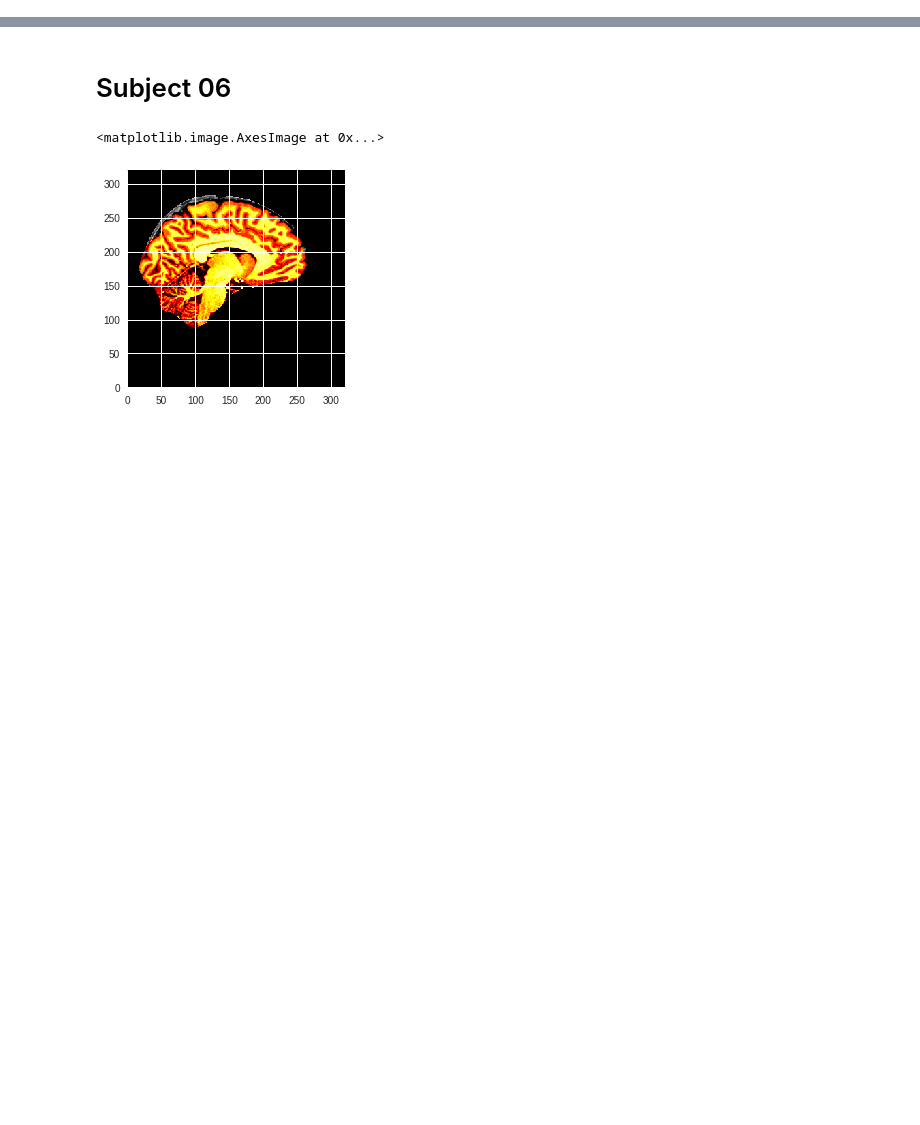
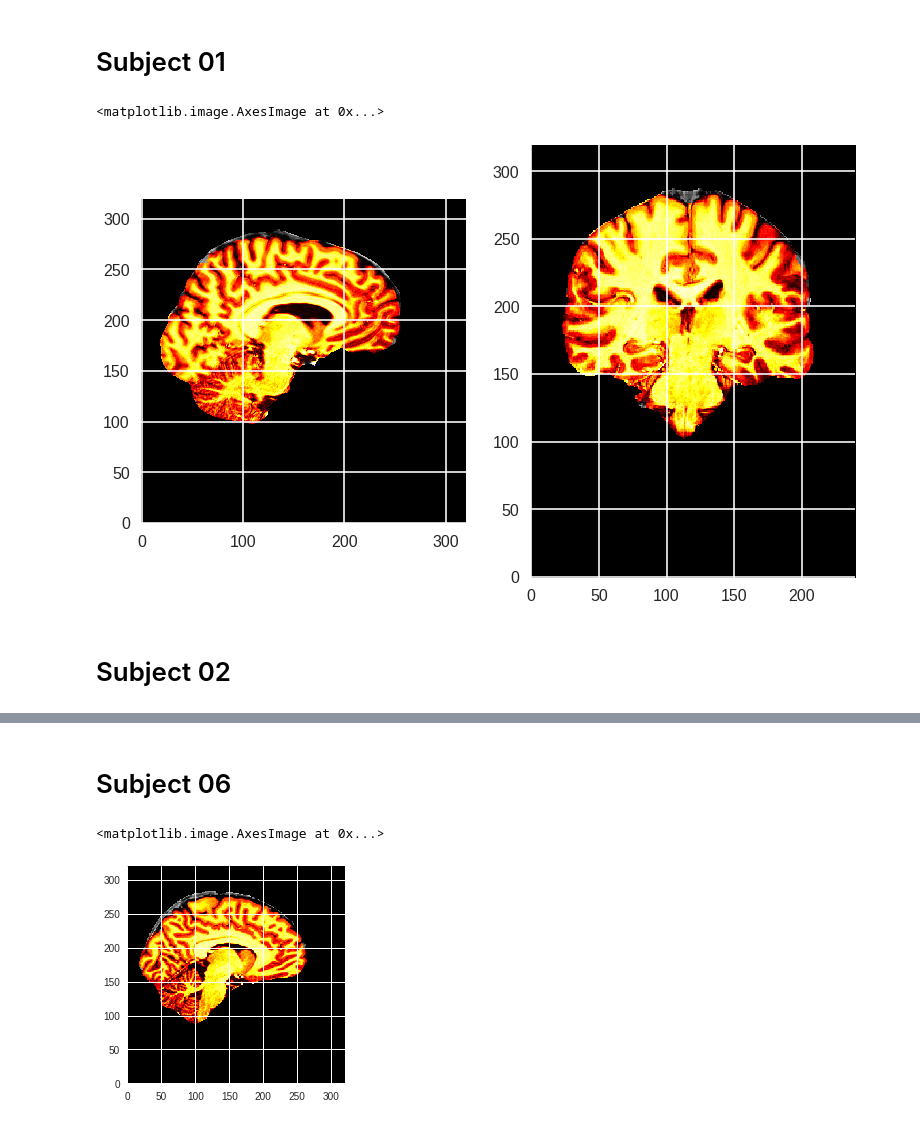
Before and after one commit to Gilles86/bias_project, a Jupyter notebook: notebooks/registration/Improve BET structural scans.ipynb, the cells around one changed output, grey strips where cells are left out. Drawn from its saved outputs; the diff is of its cells as text; code cells hidden in the pictures; blank space fills up the shorter version.

Commit message:
Optimize BET for _all_ subjects

```diff
--- a/notebooks/registration/Improve BET structural scans.ipynb
+++ b/notebooks/registration/Improve BET structural scans.ipynb
@@ -2,0 +4,8 @@ import nibabel as nb
+# %% [markdown]
+# Subject 01
+# %%
+sns.set_context('poster')
+# %%
+subject_id = '01'
+old = '/home/gdholla1/projects/bias/data/raw/sub-{subject_id}/anat/sub-{subject_id}_T1w_old.nii.gz'.format(**locals())
+new = '/home/gdholla1/projects/bias/data/raw/sub-{subject_id}/anat/sub-{subject_id}_T1w.nii.gz'.format(**locals())
@@ -2,0 +20,16 @@ import nibabel as nb
+# %%
+old_im = nb.load(old).get_data()
+new_im = np.ma.masked_equal(nb.load(new).get_data(), 0)
+
+plt.subplot(121)
+plt.imshow(old_im[128, :, :].T, origin='lower', cmap=plt.cm.gray)
+plt.imshow(new_im[128, :, :].T, origin='lower', cmap=plt.cm.hot)
+
+plt.subplot(122)
+plt.imshow(old_im[:, 128, :].T, origin='lower', cmap=plt.cm.gray)
+plt.imshow(new_im[:, 128, :].T, origin='lower', cmap=plt.cm.hot)
+# %% [output]
+<matplotlib.image.AxesImage at 0x...>
+[figure, added]
+# %% [markdown]
+# Subject 02
```
Also changed, not shown: parts of 26 cells of this notebook.
